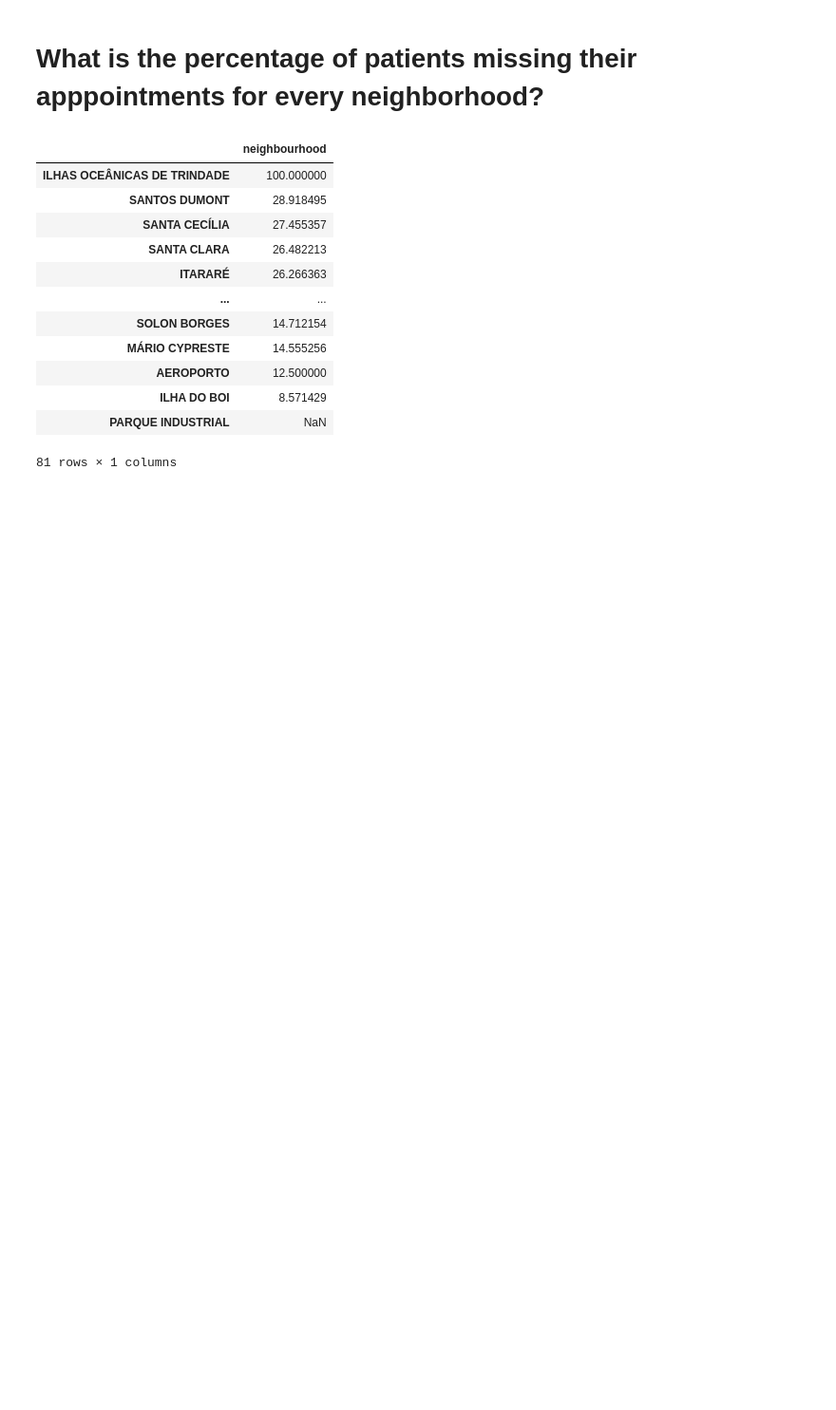
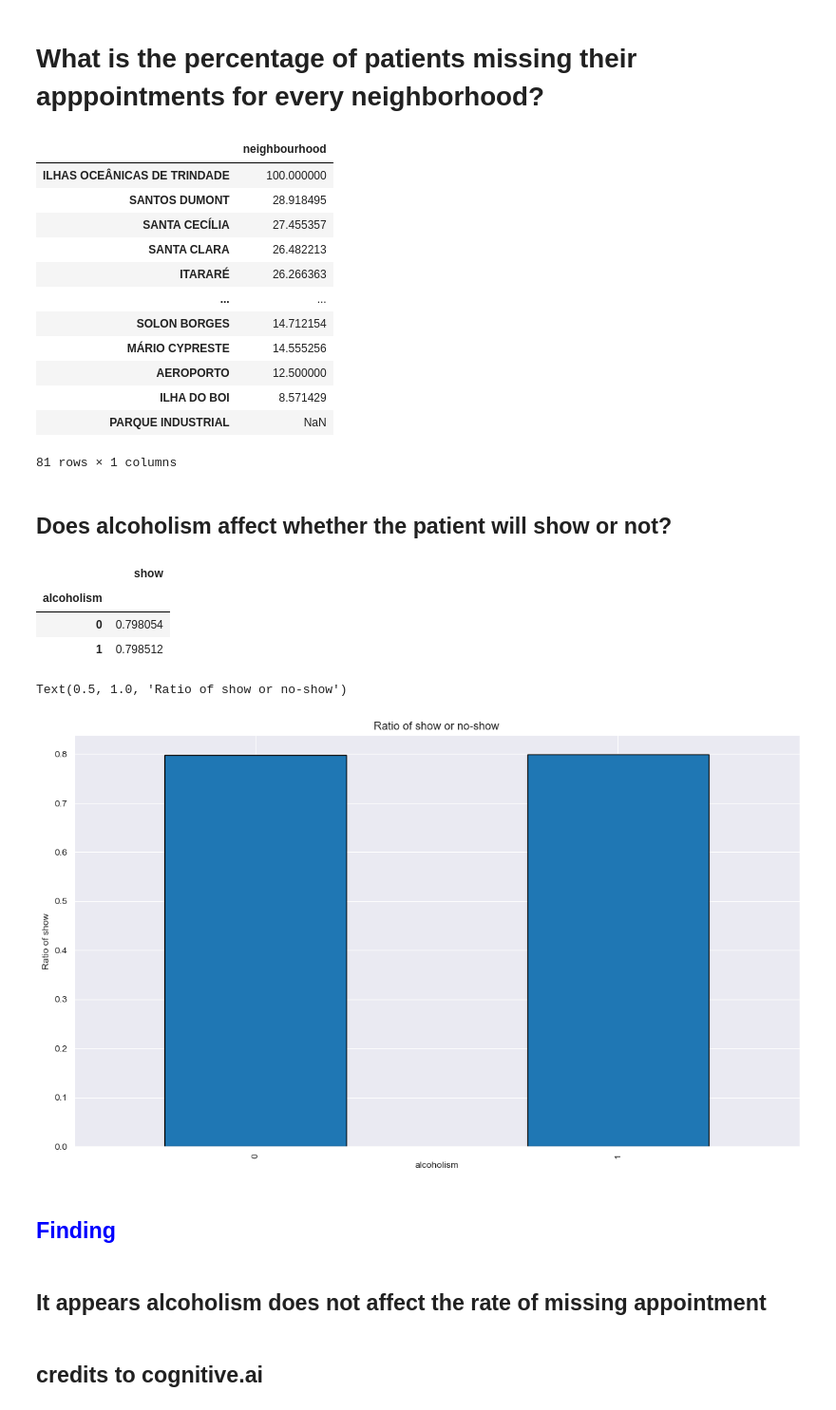
Before and after one commit to SanStart/Medical_Appointments_Analysis, a Jupyter notebook: Medical_Appointment_Analysis.ipynb, the cells around one changed output. Shown at 95% size. Drawn from its saved outputs; the diff is of its cells as text; code cells hidden in the pictures; blank space fills up the shorter version.

Commit message:
Added file dataset, and findings fpor each attribute analyzed

```diff
--- a/Medical_Appointment_Analysis.ipynb
+++ b/Medical_Appointment_Analysis.ipynb
@@ -373,3 +415,22 @@ pd.DataFrame(rec_neigh_no_show_percentage.sort_values(axis = 0, ascending = Fals
 | ILHA DO BOI | 8.571429 |
 | PARQUE INDUSTRIAL | NaN |
 81 rows × 1 columns
+# %% [markdown]
+## Does alcoholism affect whether the patient will show or not?
+# %%
+# Filter if alcoholism affect show or no-show
+plot_rat(df.alcoholism)
+plt.title('Ratio of show or no-show')
+# %% [output]
+|  | show |
+| alcoholism |  |
+| 0 | 0.798054 |
+| 1 | 0.798512 |
+Text(0.5, 1.0, 'Ratio of show or no-show')
+[figure, added]
+# %% [markdown]
+## <font color=blue>Finding</font>
+# %% [markdown]
+##  It appears alcoholism does not affect the rate of missing appointment
+# %% [markdown]
+## credits to cognitive.ai
```
Also changed, not shown: parts of 20 cells of this notebook, 1 other file.
